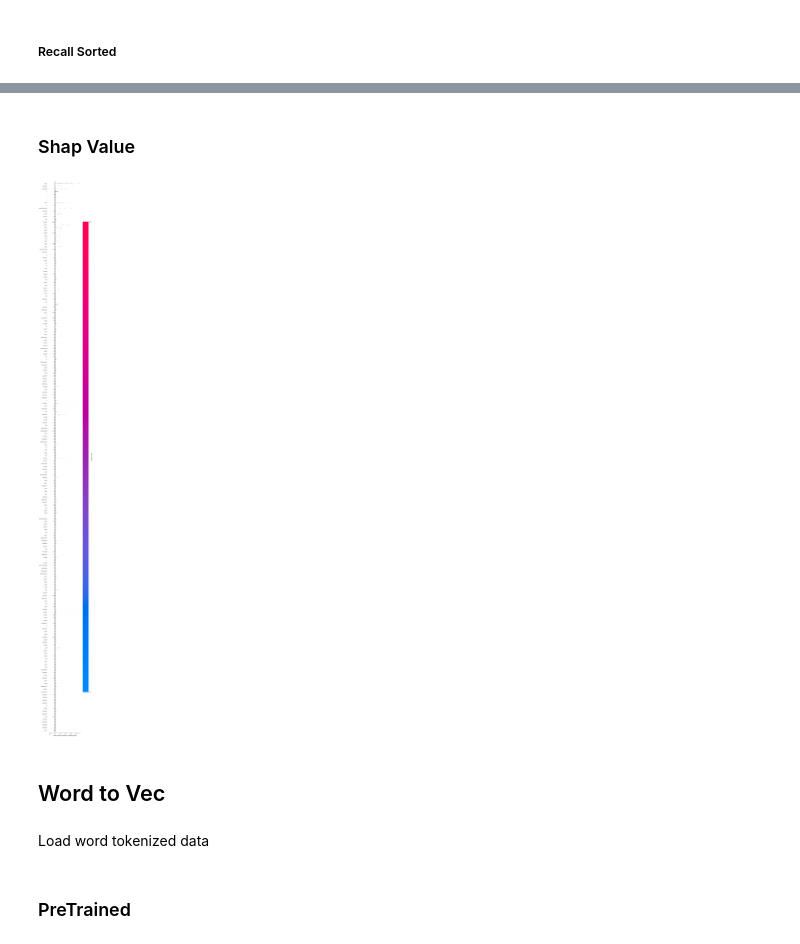
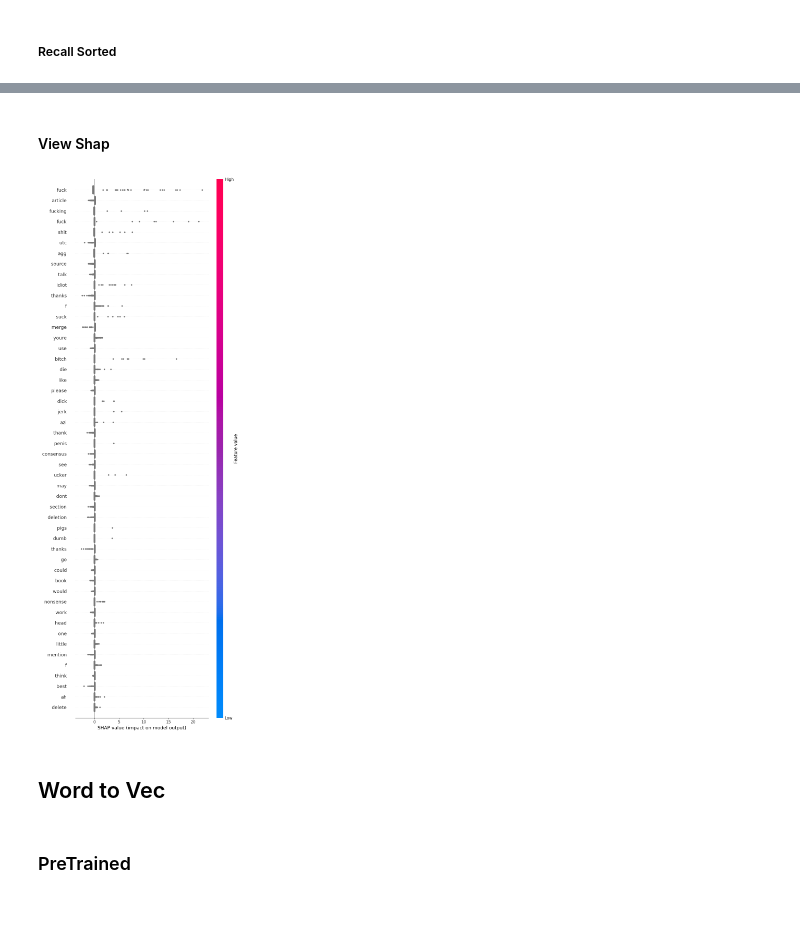
Before and after one commit to eithannak29/ToxicityBot, a Jupyter notebook: src/models/logistic_regression.ipynb, the cells around one changed output, grey strips where cells are left out. Cells and saved outputs as stored; diff of their text form; code cells hidden in the pictures; blank space fills up the shorter version.

Commit message:
feat(logistic regression)

```diff
--- a/src/models/logistic_regression.ipynb
+++ b/src/models/logistic_regression.ipynb
@@ -399,7 +434,7 @@ best_f1_macro_val_result_sorted
 # %% [markdown]
 ### Final Test set
 # %%
-best_f1_logistic_regression_test_results = {preprocess_type: logistic_regression_from_preprocess(preprocess_type, is_val=False, logistic_regression_args={"penalty": None }) for preprocess_type in preprocess_types}
+best_f1_logistic_regression_test_results = {preprocess_type: logistic_regression_from_preprocess(Xs, preprocess_type, is_val=False, logistic_regression_args={"penalty": "l1", "C": .7689145660077934, "solver": "liblinear", "class_weight": "balanced", "max_iter": 1000}) for preprocess_type in preprocess_types}
 # %% [markdown]
 #### Macro Test Results
 # %%
@@ -457,0 +519,7 @@ best_model = best_f1_logistic_regression_test_results["word_tokenize_normalizati
+# %%
+enc = tiktoken.encoding_for_model("gpt-4")
+# %%
+best_preprocess = "gpt_tokenize_full_normalization"
+X_train, X_val, X_test, vectorizer = Xs[best_preprocess]
+best_model, y_test, y_pred = best_f1_logistic_regression_test_results[best_preprocess]
+vec = Xs[best_preprocess][3]
@@ -458,2 +631,2 @@ best_model = best_f1_logistic_regression_test_results["word_tokenize_normalizati
 # %% [markdown]
-### Shap Value
+#### View Shap
@@ -471,10 +641,12 @@ X_train_df = pd.DataFrame(X_train.toarray())
 subset = X_train_df.sample(n=1000, random_state=0)
 # %%
 shap_values = explainer.shap_values(subset)
+# %%
+features_names=  [enc.decode([int(t)]) for t in  vectorizer.get_feature_names_out()]
 # %%
-shap.summary_plot(shap_values, X_train, feature_names=vectorizer.get_feature_names_out(), max_display=200)
+shap.summary_plot(shap_values, X_train, feature_names=features_names, max_display=50)
 # %% [output]
-[figure, old version]
+[figure, new version]
 # %% [markdown]
 ## Word to Vec
 # %%
@@ -508,2 +656,0 @@ def vectorize_from_scratch(model_vector, x: np.ndarray, y:np.ndarray):
-# %% [markdown]
-Load word tokenized data
```
Also changed, not shown: parts of 120 cells of this notebook, 1 other file.
